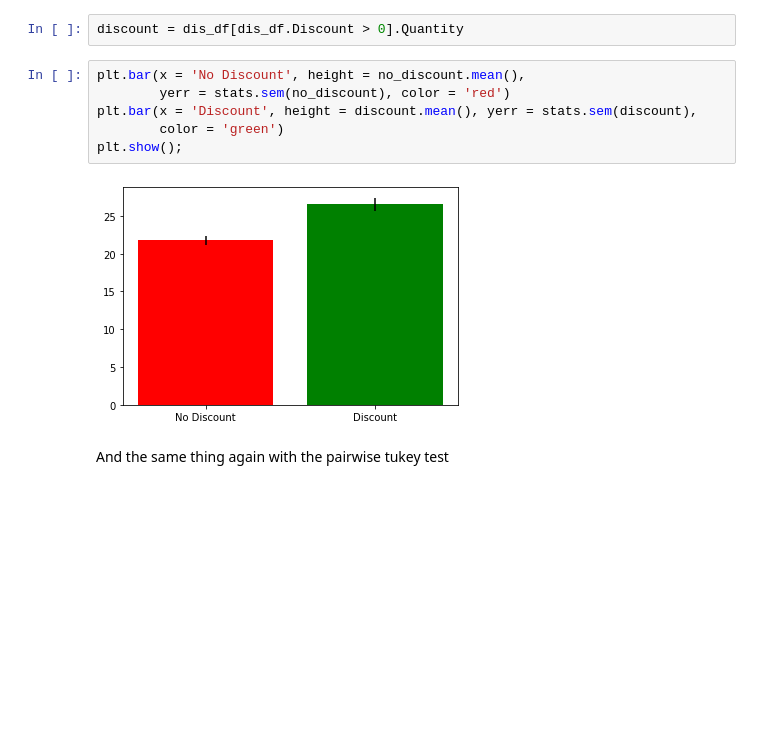
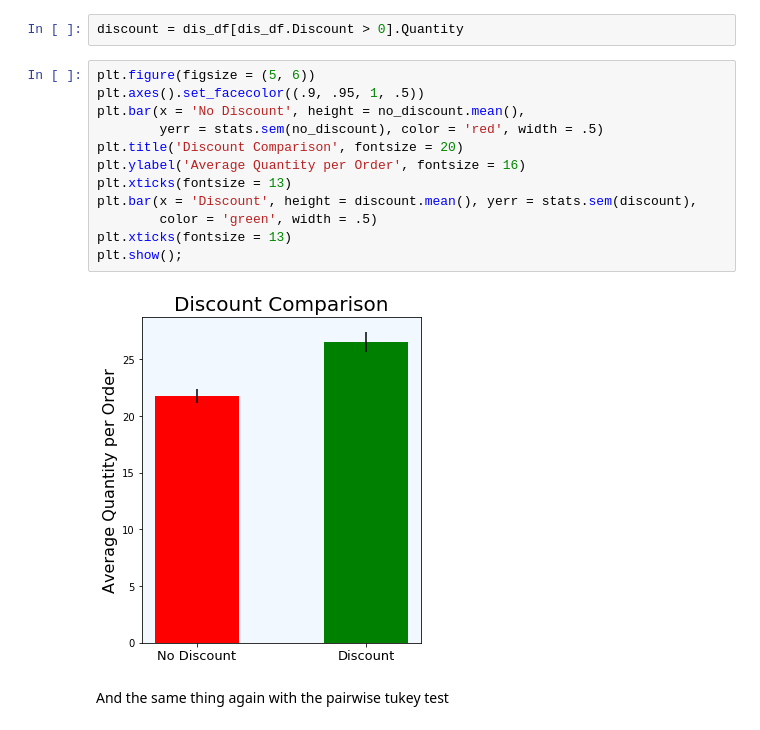
Before and after one commit to terryollila/dsc-mod-3-project-online-ds-ft-100719, a Jupyter notebook: student.ipynb, the cells around one changed output. Cells and saved outputs as stored; diff of their text form; blank space fills up the shorter version.

```diff
--- a/student.ipynb
+++ b/student.ipynb
@@ -848,13 +864,19 @@ no_discount = dis_df[dis_df.Discount == 0].Quantity
 # %%
 discount = dis_df[dis_df.Discount > 0].Quantity
 # %%
+plt.figure(figsize = (5, 6))
+plt.axes().set_facecolor((.9, .95, 1, .5))
 plt.bar(x = 'No Discount', height = no_discount.mean(),
-        yerr = stats.sem(no_discount), color = 'red')
+        yerr = stats.sem(no_discount), color = 'red', width = .5)
+plt.title('Discount Comparison', fontsize = 20)
+plt.ylabel('Average Quantity per Order', fontsize = 16)
+plt.xticks(fontsize = 13)
 plt.bar(x = 'Discount', height = discount.mean(), yerr = stats.sem(discount),
-        color = 'green')
+        color = 'green', width = .5)
+plt.xticks(fontsize = 13)
 plt.show();
 # %% [output]
-[figure, old version]
+[figure, new version]
 # %% [markdown]
 And the same thing again with the pairwise tukey test
 # %%
```
Also changed, not shown: parts of 14 cells of this notebook, 2 other files.
